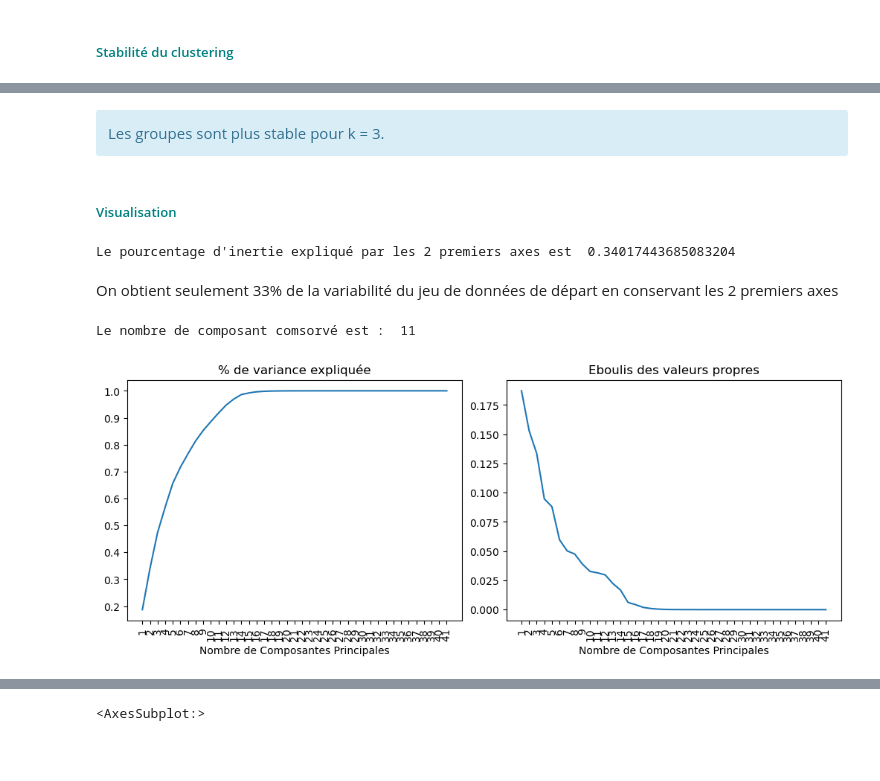
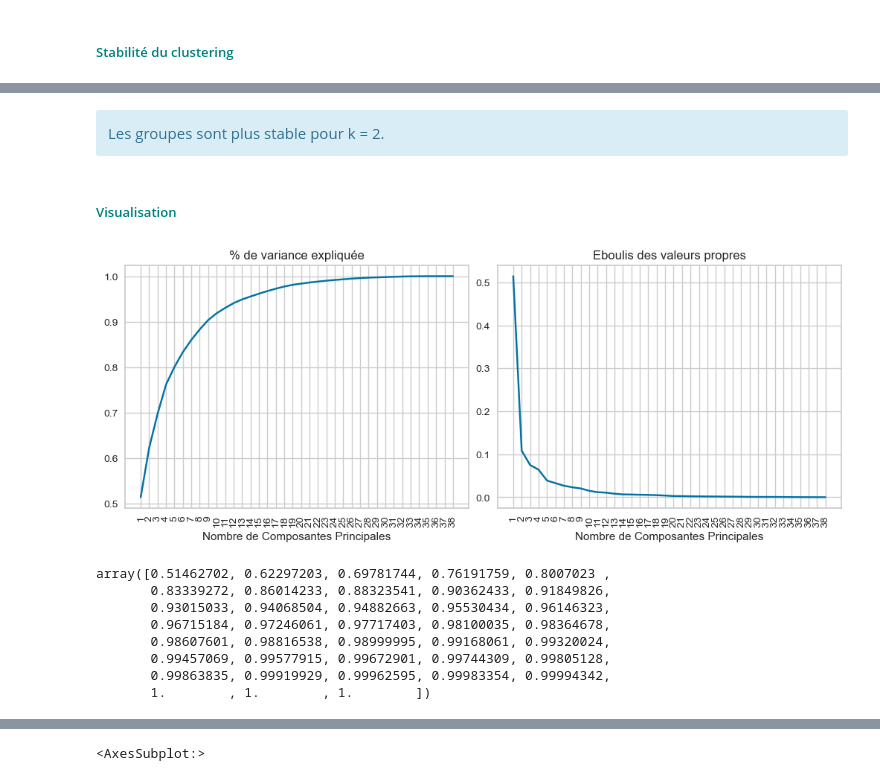
Before and after one commit to kevin-EK/OC-DS-P5-Segmentez-des-clients-d-un-site-e-commerce, a Jupyter notebook: Clustering.ipynb, the cells around one changed output, grey strips where cells are left out. Drawn from its saved outputs; the diff is of its cells as text; code cells hidden in the pictures; blank space fills up the shorter version.

```diff
--- a/Clustering.ipynb
+++ b/Clustering.ipynb
@@ -135,6 +128,6 @@ df = df.dropna().drop(columns=['NbreComment_Mean','NbreCommande'])
 # %% [markdown]
 # <a name="C3"><font color='teal'>**Partie 3 : Clustering**</font></a>
 # %%
-#Xgd_norm = StandardScaler().fit_transform(Xgd)
-X_norm = RobustScaler().fit_transform(df.dropna())#[['Monetary','Frequency','Recency']]
+#Xgd_norm = RobustScaler().fit_transform(Xgd)
+X_norm = StandardScaler().fit_transform(df)
 # %% [markdown]
@@ -141,0 +282,13 @@ X_norm = RobustScaler().fit_transform(df.dropna())#[['Monetary','Frequency','Rec
+# %%
+Z = linkage(Xtest,method='ward')
+last = Z[-10:, 2]
+last_rev = last[::-1]
+idxs = np.arange(1, len(last) + 1)
+plt.plot(idxs, last_rev)
+
+acceleration = np.diff(last, 2)  # 2nd derivative of the distances
+acceleration_rev = acceleration[::-1]
+plt.plot(idxs[:-2] + 1, acceleration_rev)
+plt.show()
+k = acceleration_rev.argmax() + 2  # if idx 0 is the max of this we want 2 clusters
+print("Best number of clusters:", k)
@@ -199,14 +356,14 @@ ax[2].set_title('Indice de Davies Bouldin');
 import matplotlib as mpl
 from yellowbrick.cluster import KElbowVisualizer, SilhouetteVisualizer
 
-mpl.rcParams["figure.figsize"] = (9,6)
+#mpl.rcParams["figure.figsize"] = (9,6)
 
 # Instantiate the clustering model and visualizer
 model = KMeans()
 visualizer = KElbowVisualizer(model, k=(2,20))
 
 visualizer.fit(X_norm)    # Fit the data to the visualizer
-visualizer.poof()    # Draw/show/poof the data
+visualizer.poof() ;   # Draw/show/poof the data
 # %%
 # Instantiate the clustering model and visualizer
 model = KMeans()
@@ -217,9 +374,14 @@ visualizer.poof()    # Draw/show/poof the data
 # %%
 # Instantiate the clustering model and visualizer
-model = KMeans(8)
+
+fig = plt.figure()
+
+## 6 groupes
+model = KMeans(n_clusters=6)
 visualizer = SilhouetteVisualizer(model)
+visualizer.fit(X_norm)    # Fit the data to the visualizer
 
-visualizer.fit(X_norm)    # Fit the data to the visualizer
-visualizer.poof()    # Draw/show/poof the data
+ax2 = fig.add_subplot(121)
+ax2 = visualizer.poof()    # Draw/show/poof the data
 # %% [markdown]
 <div class="alert alert-warning">Le meilleur nombre de cluster est selon:</br>
@@ -273,5 +485,5 @@ Wall time: 22.5 s
 # %% [markdown]
-<div class="alert alert-info">Les groupes sont plus stable pour k = 3.</div>
+<div class="alert alert-info">Les groupes sont plus stable pour k = 2.</div>
 # %% [markdown]
 ##### <a name="C311"><font color='teal'>Visualisation </font></a>
 # %%
@@ -279,8 +491,5 @@ from sklearn.decomposition import PCA
 pca = PCA()
 pca.fit(X_norm)
 print("Le pourcentage d'inertie expliqué par les 2 premiers axes est ", pca.explained_variance_ratio_.cumsum()[1])
+print('\n',pca.explained_variance_)
 X_proj=pca.transform(X_norm)
-# %% [output]
-Le pourcentage d'inertie expliqué par les 2 premiers axes est  0.34017443685083204
-# %% [markdown]
-On obtient seulement 33% de la variabilité du jeu de données de départ en conservant les 2 premiers axes</br>
@@ -287,32 +508,39 @@ On obtient seulement 33% de la variabilité du jeu de données de départ en con
 # %%
 # Le nombre de dimension à conserver pour pour conserver P pourcent de variance du dataset d'origine
-P = 0.9
+#P = 0.9
 scree = pca.explained_variance_ratio_
-d = np.argmax(np.cumsum(scree) >= P) + 1
-print("Le nombre de composant comsorvé est : ",d)
-pca = PCA(n_components = d)
 
 # ou directement
 # pca = PCA(n_components = P)
 
 fig, axs = plt.subplots(1, 2, figsize=(10, 4), constrained_layout=True)
 
 sns.lineplot(x=range(len(scree)),y=np.sort(np.cumsum(scree)),ax=axs[0])
 axs[0].set_title("% de variance expliquée")
 axs[0].set_xlabel("Nombre de Composantes Principales")
 axs[0].set_xticks([i for i in range(len(scree))],labels = [str(i+1) for i in range(len(scree))])
 axs[0].tick_params(axis='x', rotation=90)
 #axs[0].set_ylim(0,1)
 
 sns.lineplot(x=range(len(scree)),y=scree,ax=axs[1],markers='b')
 axs[1].set_title("Eboulis des valeurs propres")
 axs[1].set_xlabel("Nombre de Composantes Principales")
 axs[1].set_xticks([i for i in range(len(scree))],labels = [str(i+1) for i in range(len(scree))])
 #axs[1].set_ylim(0,1)
 axs[1].tick_params(axis='x', rotation=90)
 #plt.xticks(x, labels, rotation ='vertical')
 
 plt.show()
 # %% [output]
-Le nombre de composant comsorvé est :  11
-[figure, old version]
+[figure, new version]
+# %%
+pca.explained_variance_ratio_.cumsum()
+# %% [output]
+array([0.51462702, 0.62297203, 0.69781744, 0.76191759, 0.8007023 ,
+       0.83339272, 0.86014233, 0.88323541, 0.90362433, 0.91849826,
+       0.93015033, 0.94068504, 0.94882663, 0.95530434, 0.96146323,
+       0.96715184, 0.97246061, 0.97717403, 0.98100035, 0.98364678,
+       0.98607601, 0.98816538, 0.98999995, 0.99168061, 0.99320024,
+       0.99457069, 0.99577915, 0.99672901, 0.99744309, 0.99805128,
+       0.99863835, 0.99919929, 0.99962595, 0.99983354, 0.99994342,
+       1.        , 1.        , 1.        ])
```
Also changed, not shown: parts of 59 cells of this notebook.
